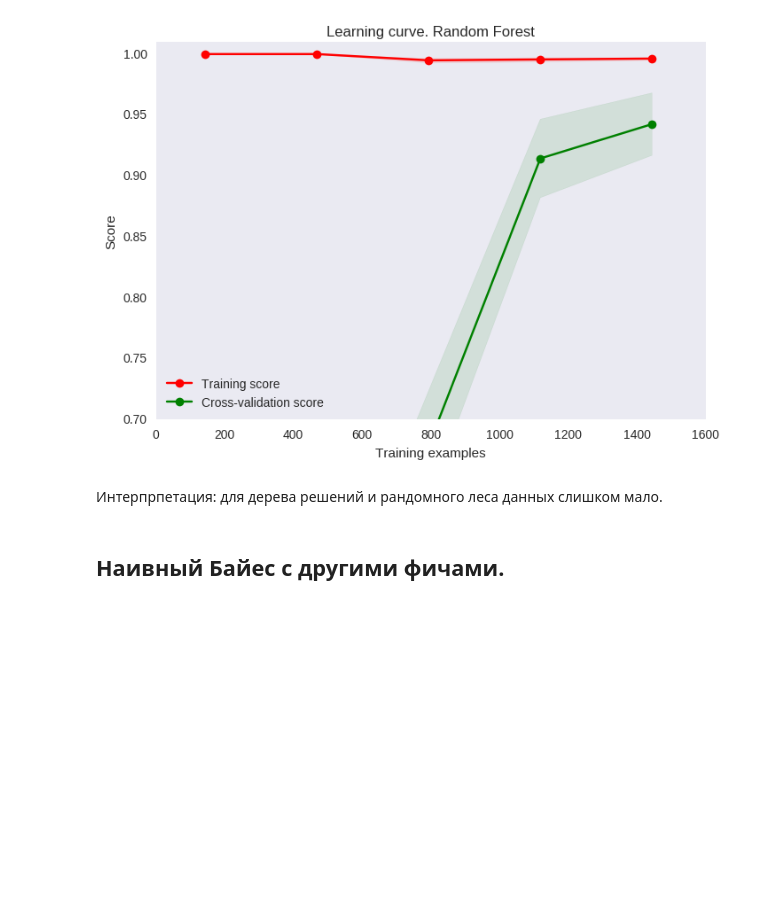
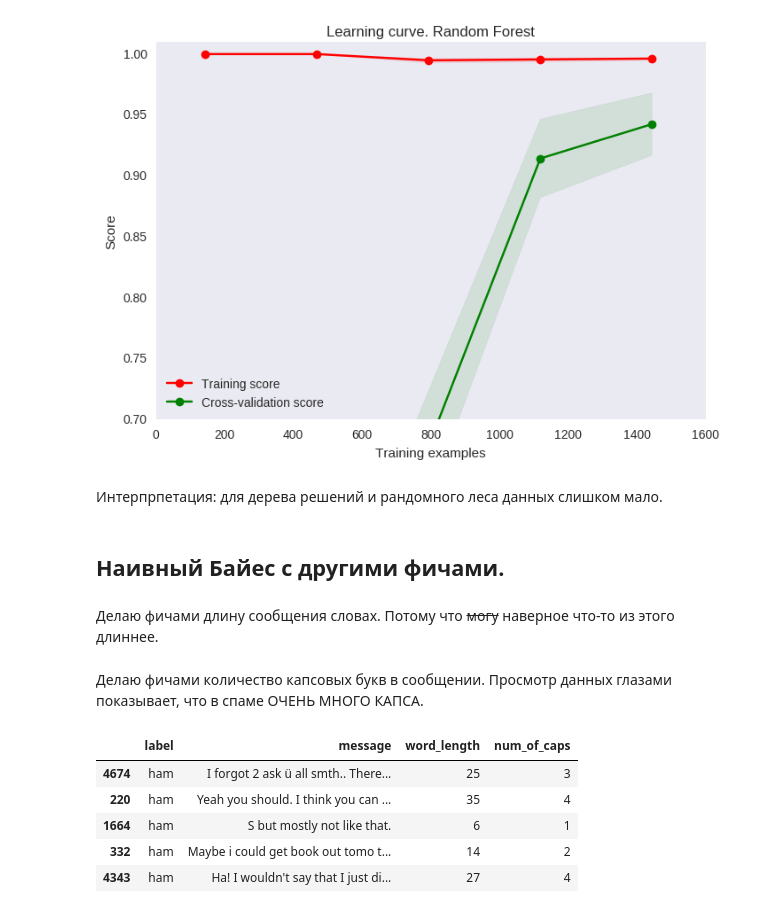
Before and after one commit to maryszmary/ml_hw, a Jupyter notebook: ml_hw2.ipynb, the cells around one changed output. Cells and saved outputs as stored; diff of their text form; code cells hidden in the pictures; blank space fills up the shorter version.

```diff
--- a/ml_hw2.ipynb
+++ b/ml_hw2.ipynb
@@ -429,3 +429,22 @@ plt.show()
 Интерпрпетация: для дерева решений и рандомного леса данных слишком мало.
 # %% [markdown]
 ## Наивный Байес с другими фичами.
+# %% [markdown]
+Делаю фичами длину сообщения словах. Потому что ~~могу~~ наверное что-то из этого длиннее.
+# %%
+balanced['word_length'] = balanced['message'].map(lambda text: len(text.split()))
+# %% [markdown]
+Делаю фичами количество капсовых букв в сообщении. Просмотр данных глазами показывает, что в спаме ОЧЕНЬ МНОГО КАПСА.
+# %%
+import string
+def count_caps(text):
+    return len([sym for sym in text if sym in string.ascii_uppercase])
+balanced['num_of_caps'] = balanced['message'].map(count_caps)
+balanced.head()
+# %% [output]
+|  | label | message | word_length | num_of_caps |
+| 4674 | ham | I forgot 2 ask ü all smth.. There... | 25 | 3 |
+| 220 | ham | Yeah you should. I think you can ... | 35 | 4 |
+| 1664 | ham | S but mostly not like that. | 6 | 1 |
+| 332 | ham | Maybe i could get book out tomo t... | 14 | 2 |
+| 4343 | ham | Ha! I wouldn't say that I just di... | 27 | 4 |
```
Also changed, not shown: parts of 9 cells of this notebook.
